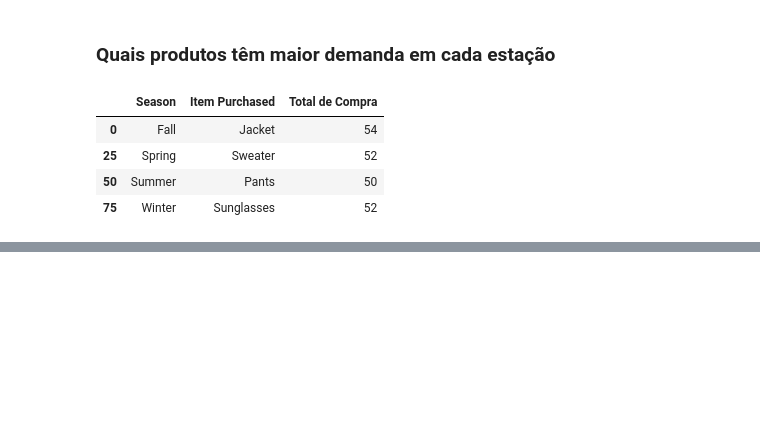
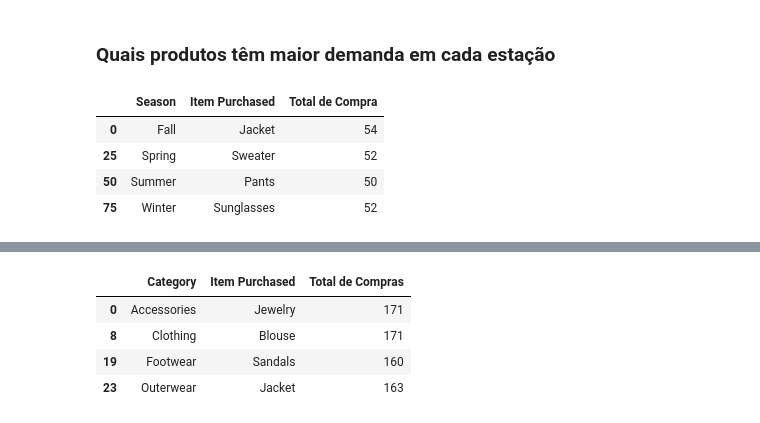
Before and after one commit to lucasz-g/Projetos-Pandas, a Jupyter notebook: Projetos/Projeto Shopping Trends/analise.ipynb, the cells around one changed output, grey strips where cells are left out. Cells and saved outputs as stored; diff of their text form; code cells hidden in the pictures; blank space fills up the shorter version.

```diff
--- a/Projetos/Projeto Shopping Trends/analise.ipynb
+++ b/Projetos/Projeto Shopping Trends/analise.ipynb
@@ -174,0 +195,12 @@ df_item_season
+# %%
+df_item_categoria = df_item_categoria.loc[
+    df_item_categoria.groupby('Category')['Total de Compras'].idxmax()
+]
+
+df_item_categoria
+# %% [output]
+|  | Category | Item Purchased | Total de Compras |
+| 0 | Accessories | Jewelry | 171 |
+| 8 | Clothing | Blouse | 171 |
+| 19 | Footwear | Sandals | 160 |
+| 23 | Outerwear | Jacket | 163 |
```
Also changed, not shown: parts of 14 cells of this notebook, 4 other files.
